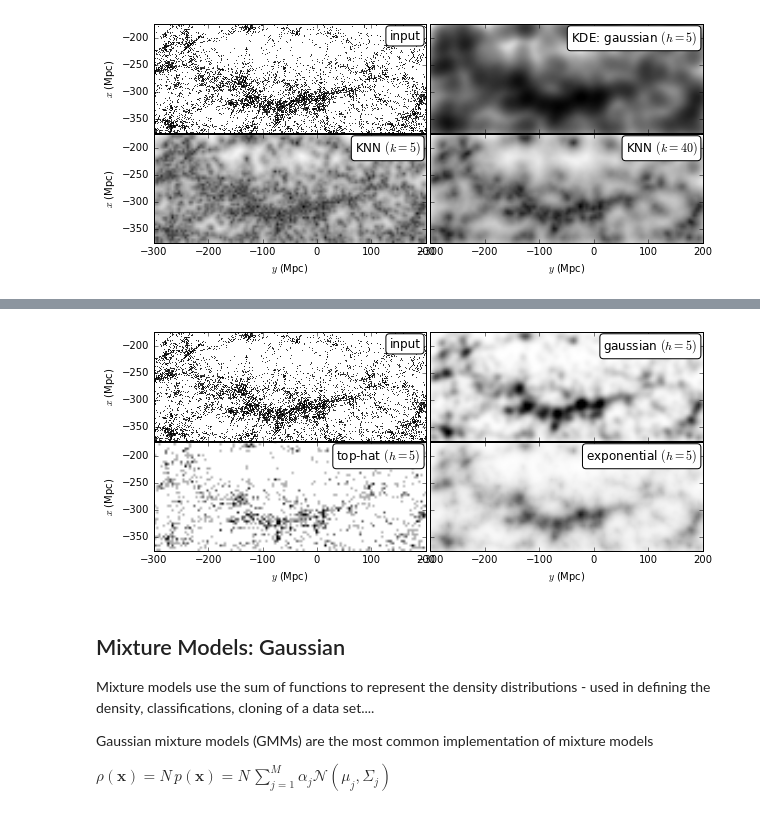
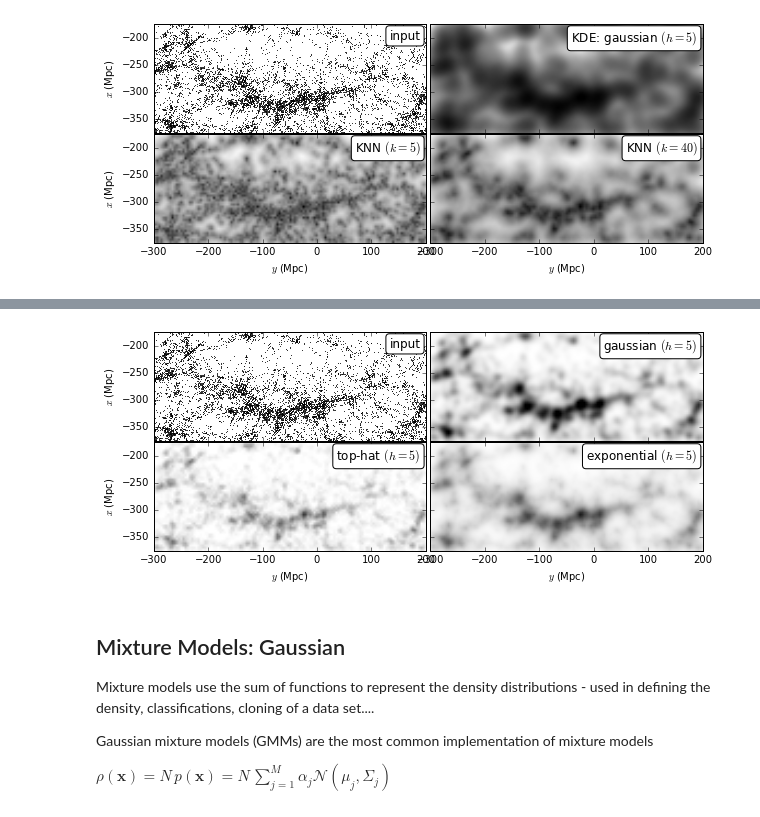
Before and after one commit to dirac-institute/uw-astr598-w18, a Jupyter notebook: lectures/Week-8-Tue.ipynb, the cells around one changed output, grey strips where cells are left out. Drawn from its saved outputs; the diff is of its cells as text; code cells hidden in the pictures.

```diff
--- a/lectures/Week-8-Tue.ipynb
+++ b/lectures/Week-8-Tue.ipynb
@@ -306,7 +306,7 @@ Xgrid = np.vstack(map(np.ravel, np.meshgrid(np.linspace(xmin, xmax, Nx),
 kde1 = KDE(metric='gaussian', h=5)
 dens1 = kde1.fit(X).eval(Xgrid).reshape((Ny, Nx))
 
-kde2 = KDE(metric='tophat', h=1)
+kde2 = KDE(metric='tophat', h=5)
 dens2 = kde2.fit(X).eval(Xgrid).reshape((Ny, Nx))
 
 kde3 = KDE(metric='exponential', h=5)
@@ -343,34 +343,34 @@ ax3.imshow(dens2.T, origin='lower', vmin=vmin, vmax=vmax,
 ax3.text(0.98, 0.95, "top-hat $(h=5)$", ha='right', va='top',
          transform=ax3.transAxes, fontsize=12,
          bbox=dict(boxstyle='round', ec='k', fc='w'))
 
 # Fourth plot: exponential kernel
 ax4 = plt.subplot(224, aspect='equal')
 ax4.imshow(dens3.T, origin='lower', vmin=vmin, vmax=vmax,
            extent=(ymin, ymax, xmin, xmax), cmap=plt.cm.binary)
 ax4.text(0.98, 0.95, "exponential $(h=5)$", ha='right', va='top',
          transform=ax4.transAxes, fontsize=12,
          bbox=dict(boxstyle='round', ec='k', fc='w'))
 
 for ax in [ax1, ax2, ax3, ax4]:
     ax.set_xlim(ymin, ymax - 0.01)
     ax.set_ylim(xmin, xmax)
 
 for ax in [ax1, ax2]:
     ax.xaxis.set_major_formatter(plt.NullFormatter())
 
 for ax in [ax3, ax4]:
     ax.set_xlabel('$y$ (Mpc)')
 
 for ax in [ax2, ax4]:
     ax.yaxis.set_major_formatter(plt.NullFormatter())
 
 for ax in [ax1, ax3]:
     ax.set_ylabel('$x$ (Mpc)')
 
 plt.show()
 # %% [output]
-[figure, old version]
+[figure, new version]
 # %% [markdown]
 ## Mixture Models: Gaussian
 
```
Also changed, not shown: parts of 5 cells of this notebook, 1 other file.
